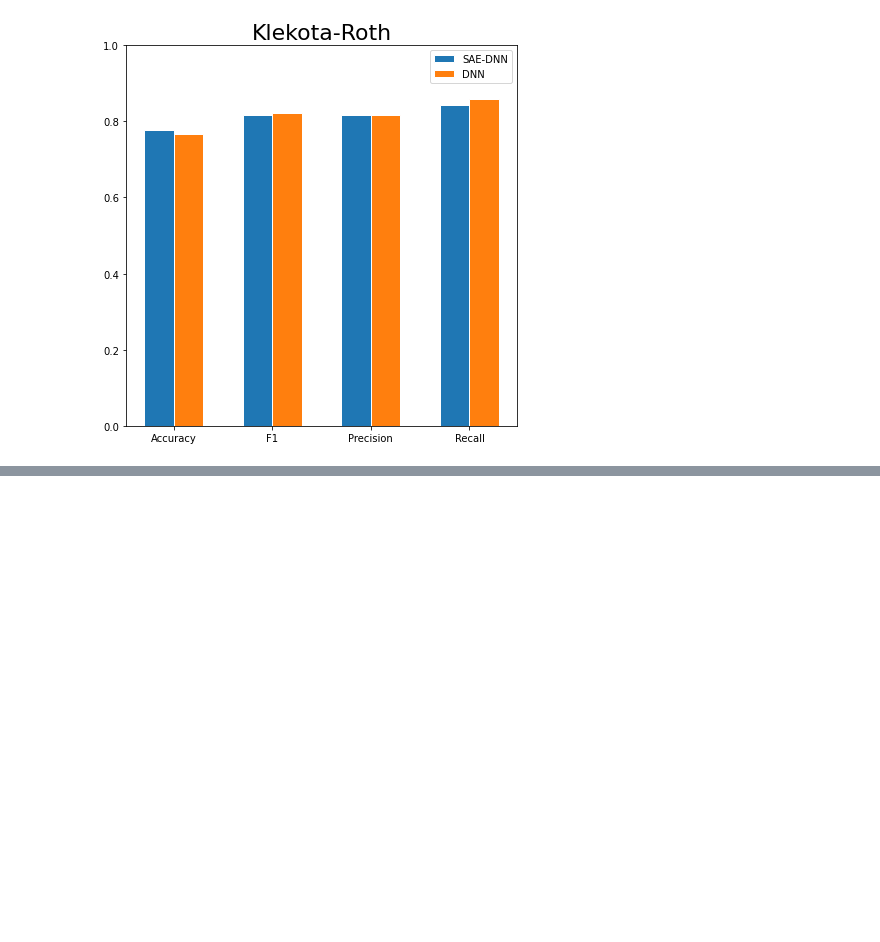
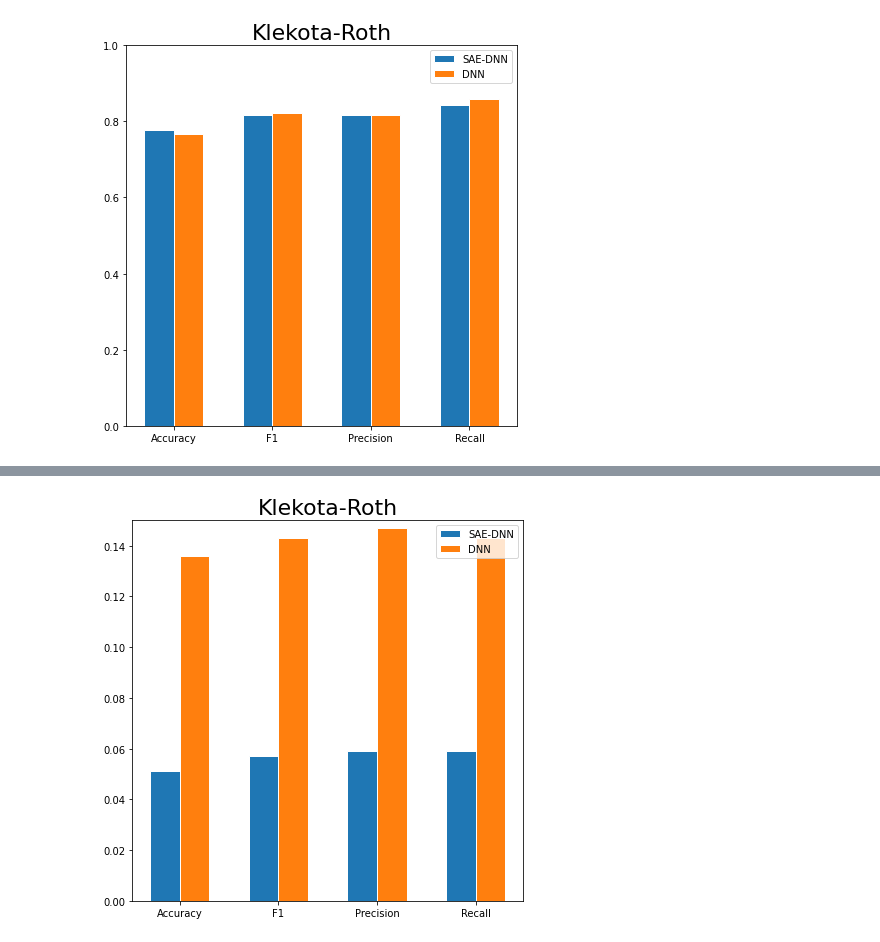
Before and after one commit to fadilrisdian/skripsi-fadil, a Jupyter notebook: 4. Visualize.ipynb, the cells around one changed output, grey strips where cells are left out. Cells and saved outputs as stored; diff of their text form; code cells hidden in the pictures; blank space fills up the shorter version.

```diff
--- a/4. Visualize.ipynb
+++ b/4. Visualize.ipynb
@@ -295,0 +283,6 @@ visual(pubchem_saednn, pubchem_dnn, 'Pubchem')
+# %%
+#maccs
+maccs_saednn = [0.7904, 0.80914, 0.81521, 0.81097]
+maccs_dnn = [0.76995, 0.79223, 0.80122, 0.79306]
+maccs_saednn_std = [0.051, 0.057, 0.059, 0.059]
+maccs_dnn_std = [0.136, 0.143, 0.147, 0.143]
@@ -295,0 +297,4 @@ visual(pubchem_saednn, pubchem_dnn, 'Pubchem')
+# %%
+visual(maccs_saednn_std, maccs_dnn_std, 'Klekota-Roth')
+# %% [output]
+[figure, added]
```
Also changed, not shown: parts of 9 cells of this notebook, 3 other files.
